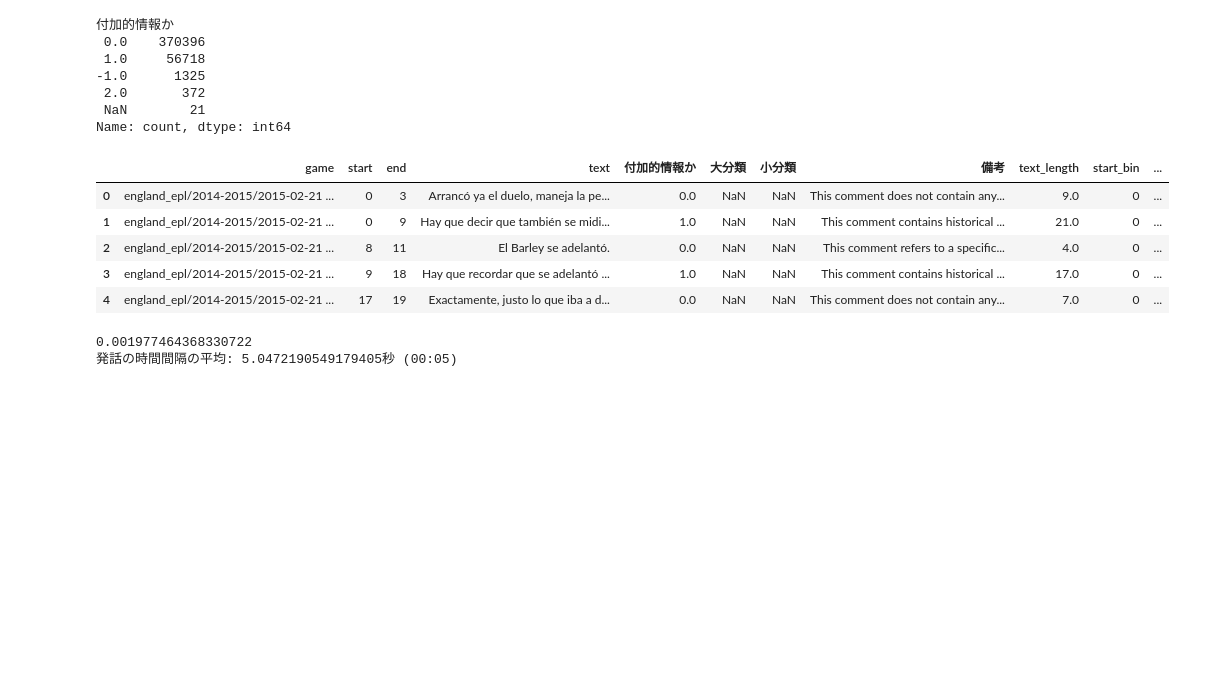
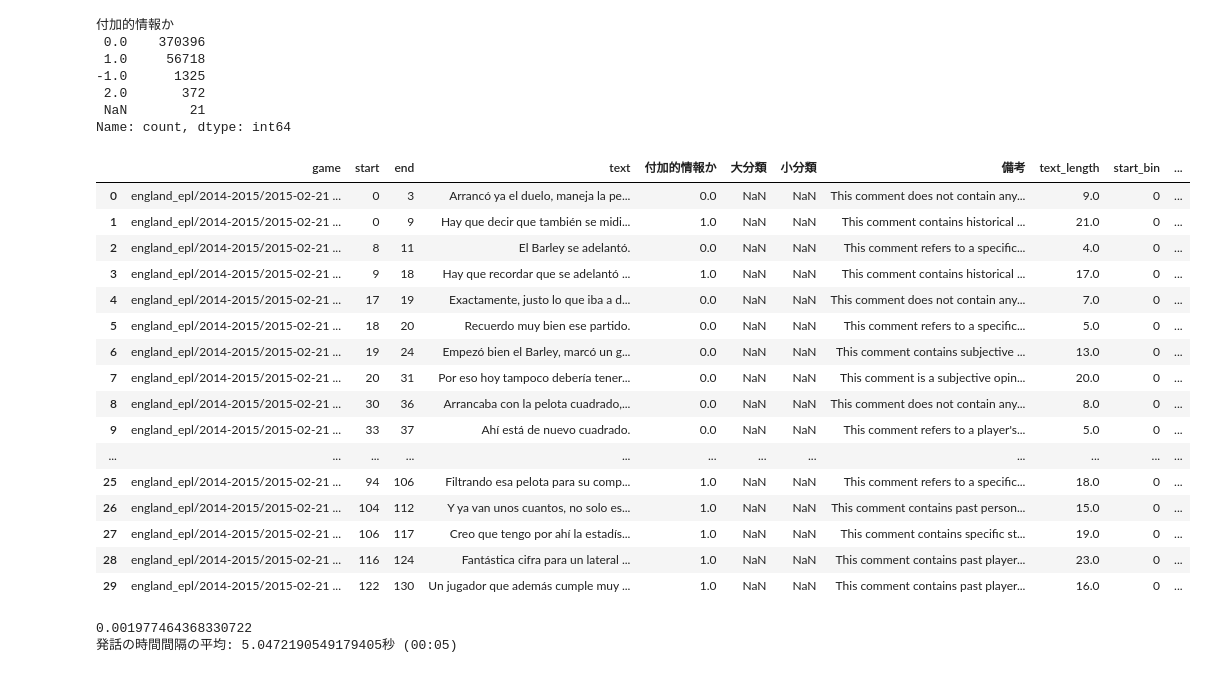
Before and after one commit to zaemon1251-hesty/soccer-bg-script, a Jupyter notebook: notebook/data_analysis.ipynb, the cells around one changed output. Cells and saved outputs as stored; diff of their text form; code cells hidden in the pictures; blank space fills up the shorter version.

```diff
--- a/notebook/data_analysis.ipynb
+++ b/notebook/data_analysis.ipynb
@@ -220,14 +220,25 @@ all_game_df[binary_category_name].value_counts(dropna=False)
  NaN        21
 Name: count, dtype: int64
 # %%
-all_game_df.head()
+all_game_df.head(30)
 # %% [output]
 |  | game | start | end | text | 付加的情報か | 大分類 | 小分類 | 備考 | text_length | start_bin | ... |
 | 0 | england_epl/2014-2015/2015-02-21 ... | 0 | 3 | Arrancó ya el duelo, maneja la pe... | 0.0 | NaN | NaN | This comment does not contain any... | 9.0 | 0 | ... |
 | 1 | england_epl/2014-2015/2015-02-21 ... | 0 | 9 | Hay que decir que también se midi... | 1.0 | NaN | NaN | This comment contains historical ... | 21.0 | 0 | ... |
 | 2 | england_epl/2014-2015/2015-02-21 ... | 8 | 11 | El Barley se adelantó. | 0.0 | NaN | NaN | This comment refers to a specific... | 4.0 | 0 | ... |
 | 3 | england_epl/2014-2015/2015-02-21 ... | 9 | 18 | Hay que recordar que se adelantó ... | 1.0 | NaN | NaN | This comment contains historical ... | 17.0 | 0 | ... |
 | 4 | england_epl/2014-2015/2015-02-21 ... | 17 | 19 | Exactamente, justo lo que iba a d... | 0.0 | NaN | NaN | This comment does not contain any... | 7.0 | 0 | ... |
+| 5 | england_epl/2014-2015/2015-02-21 ... | 18 | 20 | Recuerdo muy bien ese partido. | 0.0 | NaN | NaN | This comment refers to a specific... | 5.0 | 0 | ... |
+| 6 | england_epl/2014-2015/2015-02-21 ... | 19 | 24 | Empezó bien el Barley, marcó un g... | 0.0 | NaN | NaN | This comment contains subjective ... | 13.0 | 0 | ... |
+| 7 | england_epl/2014-2015/2015-02-21 ... | 20 | 31 | Por eso hoy tampoco debería tener... | 0.0 | NaN | NaN | This comment is a subjective opin... | 20.0 | 0 | ... |
+| 8 | england_epl/2014-2015/2015-02-21 ... | 30 | 36 | Arrancaba con la pelota cuadrado,... | 0.0 | NaN | NaN | This comment does not contain any... | 8.0 | 0 | ... |
+| 9 | england_epl/2014-2015/2015-02-21 ... | 33 | 37 | Ahí está de nuevo cuadrado. | 0.0 | NaN | NaN | This comment refers to a player's... | 5.0 | 0 | ... |
+| ... | ... | ... | ... | ... | ... | ... | ... | ... | ... | ... | ... |
+| 25 | england_epl/2014-2015/2015-02-21 ... | 94 | 106 | Filtrando esa pelota para su comp... | 1.0 | NaN | NaN | This comment refers to a specific... | 18.0 | 0 | ... |
+| 26 | england_epl/2014-2015/2015-02-21 ... | 104 | 112 | Y ya van unos cuantos, no solo es... | 1.0 | NaN | NaN | This comment contains past person... | 15.0 | 0 | ... |
+| 27 | england_epl/2014-2015/2015-02-21 ... | 106 | 117 | Creo que tengo por ahí la estadís... | 1.0 | NaN | NaN | This comment contains specific st... | 19.0 | 0 | ... |
+| 28 | england_epl/2014-2015/2015-02-21 ... | 116 | 124 | Fantástica cifra para un lateral ... | 1.0 | NaN | NaN | This comment contains past player... | 23.0 | 0 | ... |
+| 29 | england_epl/2014-2015/2015-02-21 ... | 122 | 130 | Un jugador que además cumple muy ... | 1.0 | NaN | NaN | This comment contains past player... | 16.0 | 0 | ... |
 # %%
 # 発話の時間間隔の平均を計算する
 all_game_df["prev_start"] = all_game_df["start"].shift(1).fillna(0)
```
Also changed, not shown: parts of 27 cells of this notebook, 7 other files.
